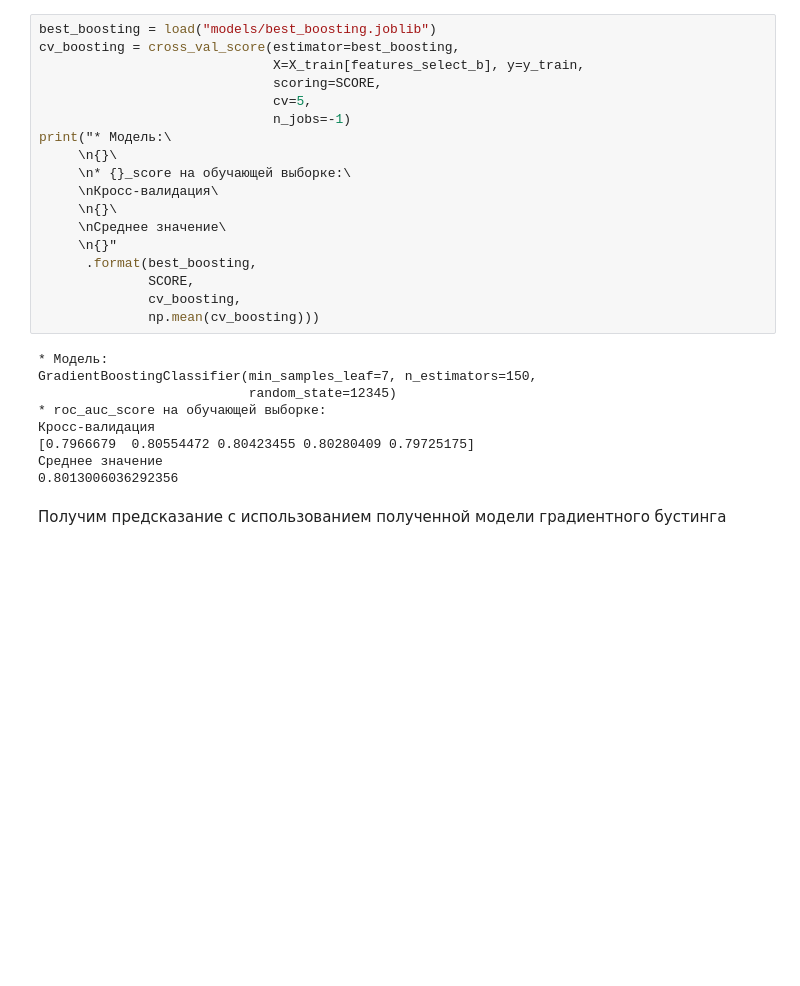
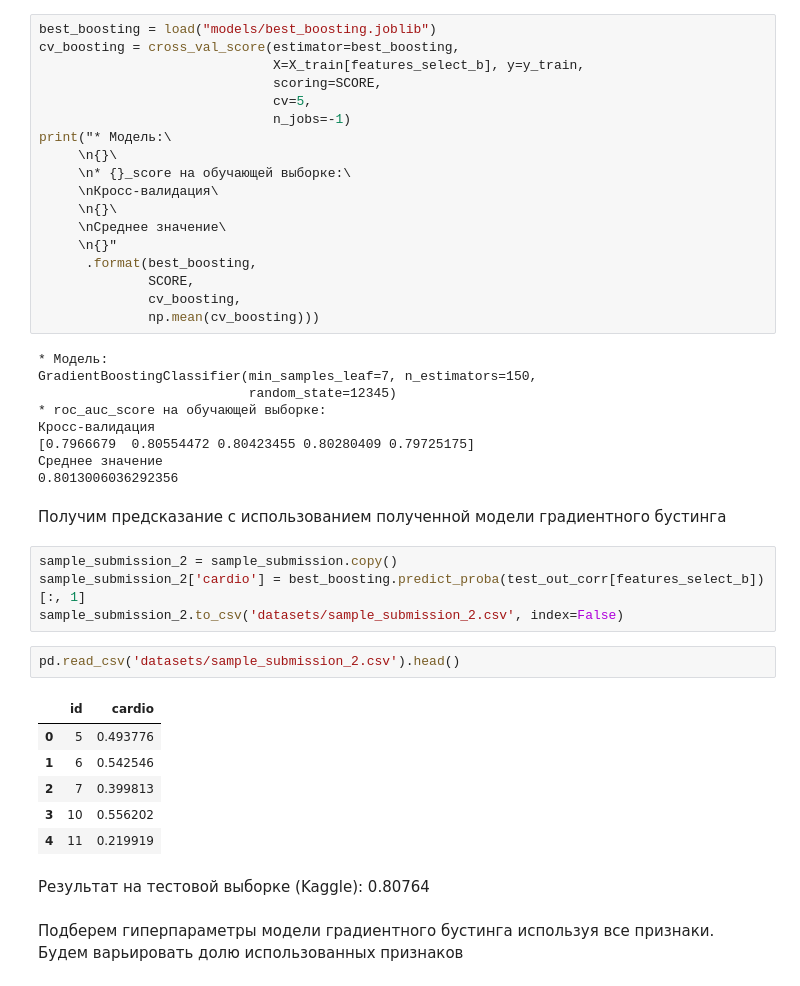
Before and after one commit to i-a-elkin/heart_diseases_prediction, a Jupyter notebook: notebook.ipynb, the cells around one changed output. Drawn from its saved outputs; the diff is of its cells as text; blank space fills up the shorter version.

Commit message:
Second prediction on test set

```diff
--- a/notebook.ipynb
+++ b/notebook.ipynb
@@ -448,3 +448,20 @@ GradientBoostingClassifier(min_samples_leaf=7, n_estimators=150,
 0.8013006036292356
 # %% [markdown]
 Получим предсказание с использованием полученной модели градиентного бустинга
+# %%
+sample_submission_2 = sample_submission.copy()
+sample_submission_2['cardio'] = best_boosting.predict_proba(test_out_corr[features_select_b])[:, 1]
+sample_submission_2.to_csv('datasets/sample_submission_2.csv', index=False)
+# %%
+pd.read_csv('datasets/sample_submission_2.csv').head()
+# %% [output]
+|  | id | cardio |
+| 0 | 5 | 0.493776 |
+| 1 | 6 | 0.542546 |
+| 2 | 7 | 0.399813 |
+| 3 | 10 | 0.556202 |
+| 4 | 11 | 0.219919 |
+# %% [markdown]
+Результат на тестовой выборке (Kaggle): 0.80764
+# %% [markdown]
+Подберем гиперпараметры модели градиентного бустинга используя все признаки. Будем варьировать долю использованных признаков
```
Also changed, not shown: parts of 2 cells of this notebook, 1 other file.
